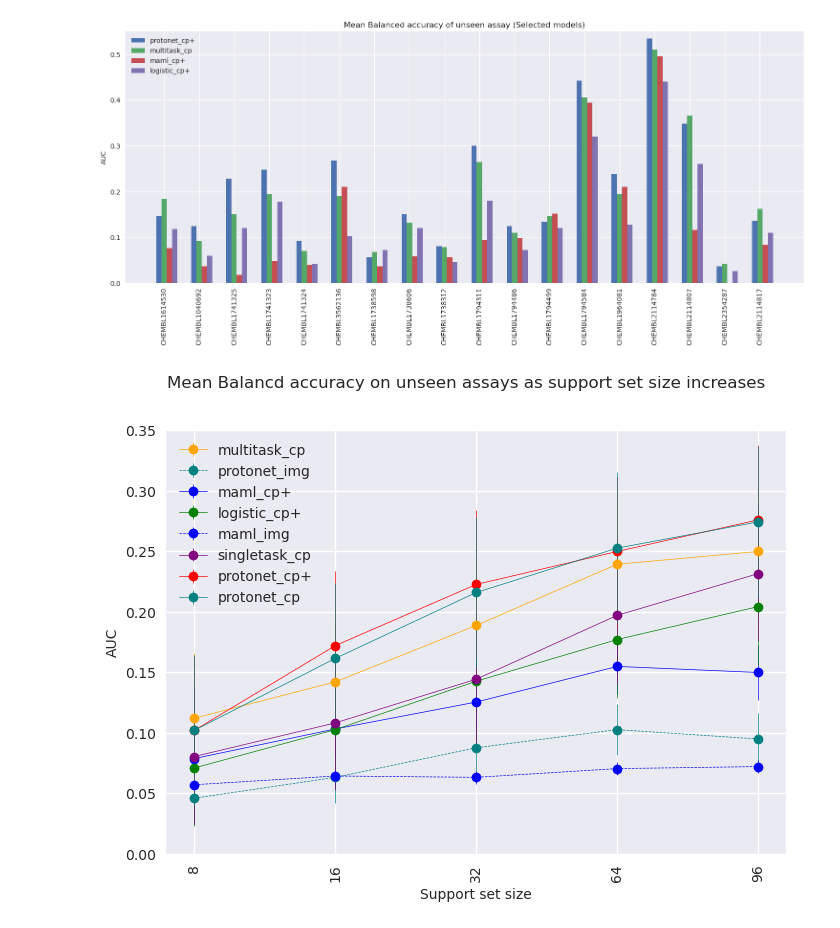
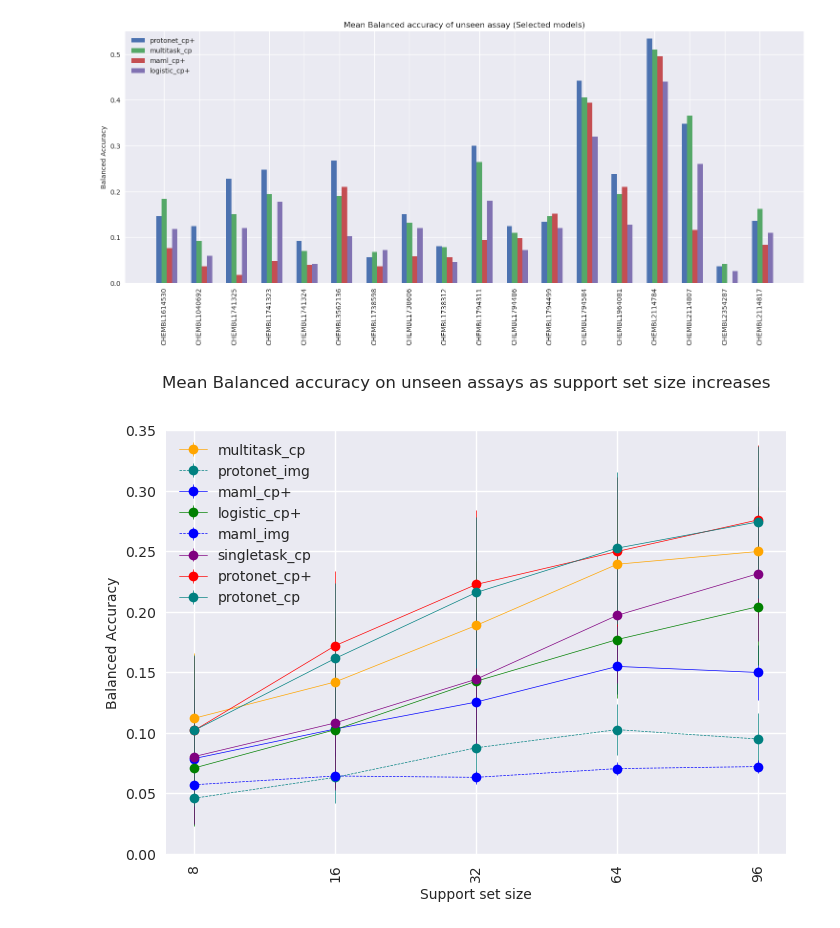
Before and after one commit to son-ha-264/FSL_CP, a Jupyter notebook: result/notebook/model_comparison_bacc.ipynb, the cells around one changed output. Drawn from its saved outputs; the diff is of its cells as text; code cells hidden in the pictures.

```diff
--- a/result/notebook/model_comparison_bacc.ipynb
+++ b/result/notebook/model_comparison_bacc.ipynb
@@ -108,7 +108,7 @@ with plt.style.context(['seaborn-v0_8-deep', 'seaborn']):
     rects6 = ax.bar(x + 2*width, avg_logistic_cpplus, width, label='logistic_cp+')
 
     # Add some text for labels, title and custom x-axis tick labels, etc.
-    ax.set_ylabel('AUC')
+    ax.set_ylabel('Balanced Accuracy')
     ax.set_title('Mean Balanced accuracy of unseen assay (Selected models)')
     ax.set_xticks(x, labels)
     ax.legend(loc='upper left')
@@ -120,7 +120,7 @@ with plt.style.context(['seaborn-v0_8-deep', 'seaborn']):
     #plt.savefig("../plots/Model_comparison_barplot1.png", bbox_inches='tight')
     plt.show()
 # %% [output]
-[figure, old version]
+[figure, new version]
 # %%
 # Best performing:
 ### CHEMBL3562136: PubChem BioAssay. qHTS Assay for Identifying Compounds that block Entry of Ebola Virus, Screen 2 blue channel.
@@ -139,36 +139,36 @@ avg_maml_img = [np.mean(auroc_maml_img_8), np.mean(auroc_maml_img_16), np.mean(a
 avg_singletask_cp = [np.mean(auroc_singletask_cp_8), np.mean(auroc_singletask_cp_16), np.mean(auroc_singletask_cp_32), np.mean(auroc_singletask_cp_64), np.mean(auroc_singletask_cp_96)]
 avg_logistic_cpplus = [np.mean(auroc_logistic_cpplus_8), np.mean(auroc_logistic_cpplus_16), np.mean(auroc_logistic_cpplus_32), np.mean(auroc_logistic_cpplus_64), np.mean(auroc_logistic_cpplus_96)]
 avg_protonet_cpplus = [np.mean(auroc_protonet_cpplus_8), np.mean(auroc_protonet_cpplus_16), np.mean(auroc_protonet_cpplus_32), np.mean(auroc_protonet_cpplus_64), np.mean(auroc_protonet_cpplus_96)]
 avg_maml_cpplus = [np.mean(auroc_maml_cpplus_8), np.mean(auroc_maml_cpplus_16), np.mean(auroc_maml_cpplus_32), np.mean(auroc_maml_cpplus_64), np.mean(auroc_maml_cpplus_96)]
 avg_xgboost_cp = [np.mean(auroc_xgboost_cp_8), np.mean(auroc_xgboost_cp_16), np.mean(auroc_xgboost_cp_32), np.mean(auroc_xgboost_cp_64), np.mean(auroc_xgboost_cp_96)]
 
 labels = ['8', '16', '32', '64', '96']
 
 with plt.style.context(['seaborn-v0_8-deep', 'seaborn']):
     plt.errorbar(labels, avg_multitask_cp, yerr=np.std(avg_multitask_cp), color='orange', label='multitask_cp', marker='o', linewidth=0.5)
     plt.errorbar(labels, avg_protonet_img, yerr=np.std(avg_protonet_img), color='teal', linestyle='dashed', label='protonet_img', marker='o', linewidth=0.5)
     plt.errorbar(labels, avg_maml_cpplus, yerr=np.std(avg_maml_cp), color='blue', label='maml_cp+', marker='o', linewidth=0.5)
     plt.errorbar(labels, avg_logistic_cpplus, yerr=np.std(avg_logistic_cpplus), color='green', label='logistic_cp+', marker='o', linewidth=0.5)
     plt.errorbar(labels, avg_maml_img, yerr=np.std(avg_maml_img), color='blue', label='maml_img', marker='o', linestyle='dashed', linewidth=0.5)
     plt.errorbar(labels, avg_singletask_cp, yerr=np.std(avg_singletask_cp), color='purple', label='singletask_cp', marker='o', linewidth=0.5)
     plt.errorbar(labels, avg_protonet_cpplus, yerr=np.std(avg_protonet_cpplus), color='red', label='protonet_cp+', marker='o', linewidth=0.5)
     plt.errorbar(labels, avg_protonet_cp, yerr=np.std(avg_protonet_cp), color='teal', label='protonet_cp', marker='o', linewidth=0.5)
 
     # Add some text for labels, title and custom x-axis tick labels, etc.
-    plt.ylabel('AUC')
+    plt.ylabel('Balanced Accuracy')
     plt.xlabel('Support set size')
-    plt.suptitle('Mean Balancd accuracy on unseen assays as support set size increases')
+    plt.suptitle('Mean Balanced accuracy on unseen assays as support set size increases')
     plt.legend(loc='upper left')
 
     fig.tight_layout()
 
     plt.tick_params(axis='x', labelrotation=90)
 
     plt.ylim([0, 0.35])
     #plt.savefig("../plots/Model_comparison_lineplot1.png")
     plt.show()
 # %% [output]
-[figure, old version]
+[figure, new version]
 # %%
 data = [auroc_protonet_cpplus_64, auroc_proto_cp_64, auroc_multitask_cp_64, auroc_singletask_cp_64, auroc_maml_cpplus_64, auroc_logistic_cpplus_64, auroc_maml_img_64, auroc_proto_img_64]
 
```
Also changed, not shown: parts of 1 cell of this notebook, 3 other files.
